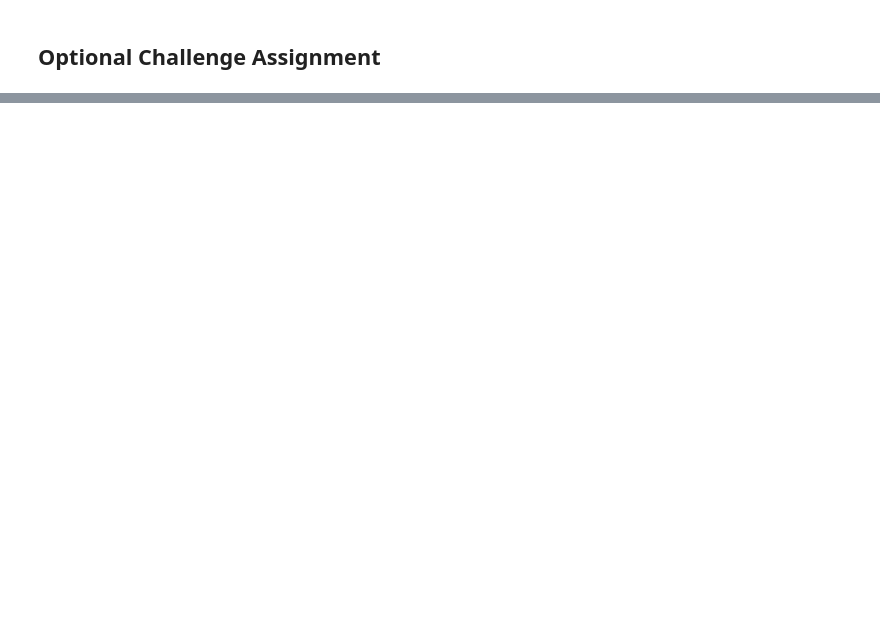
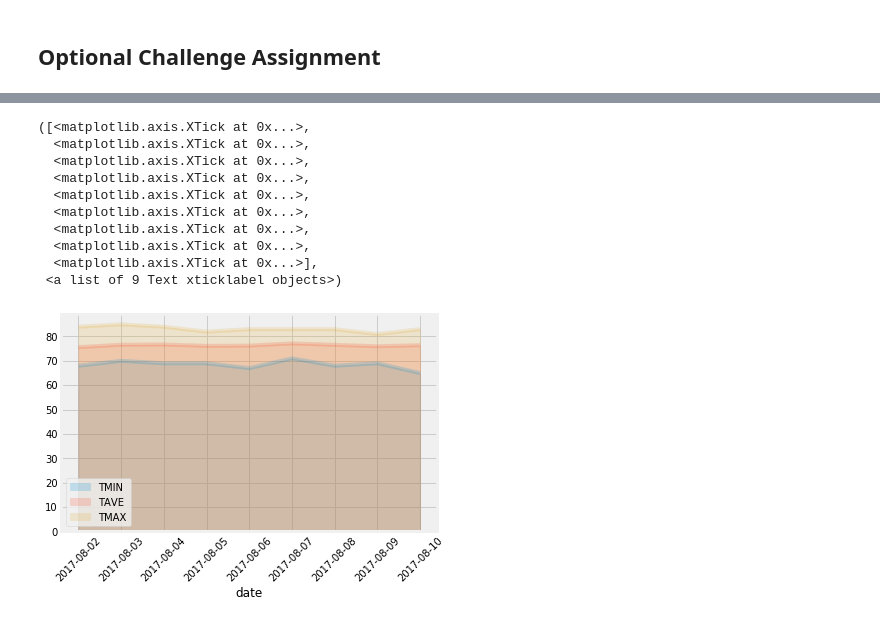
Before and after one commit to Samwimb/climate-analysis, a Jupyter notebook: Files/climate_starter_sw.ipynb, the cells around one changed output, grey strips where cells are left out. Cells and saved outputs as stored; diff of their text form; code cells hidden in the pictures; blank space fills up the shorter version.

```diff
--- a/Files/climate_starter_sw.ipynb
+++ b/Files/climate_starter_sw.ipynb
@@ -349,3 +407,6 @@ daily_normals("01-01")
 # %%
 # Plot the daily normals as an area plot with `stacked=False`
+xticks = daily_norm_df.index
+daily_norm_df.plot(kind='area', stacked=False, alpha=.2, use_index=True)
+plt.xticks(np.arange(len(daily_norm_df)), xticks, rotation='45')
 # %% [output]
@@ -353,0 +413,11 @@ daily_normals("01-01")
+([<matplotlib.axis.XTick at 0x...>,
+  <matplotlib.axis.XTick at 0x...>,
+  <matplotlib.axis.XTick at 0x...>,
+  <matplotlib.axis.XTick at 0x...>,
+  <matplotlib.axis.XTick at 0x...>,
+  <matplotlib.axis.XTick at 0x...>,
+  <matplotlib.axis.XTick at 0x...>,
+  <matplotlib.axis.XTick at 0x...>,
+  <matplotlib.axis.XTick at 0x...>],
+ <a list of 9 Text xticklabel objects>)
+[figure, added]
```
Also changed, not shown: parts of 11 cells of this notebook.
